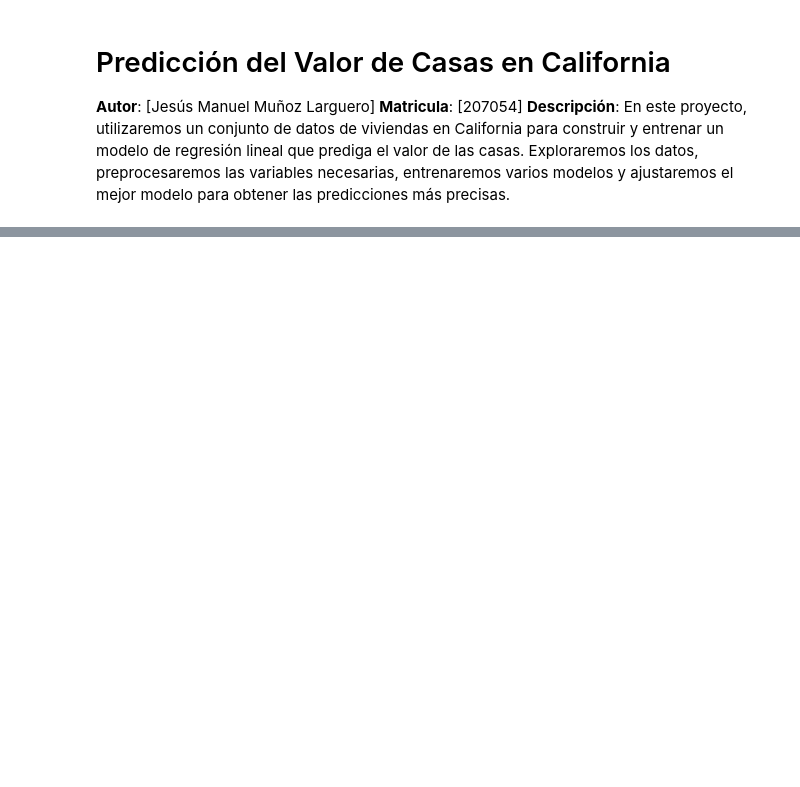
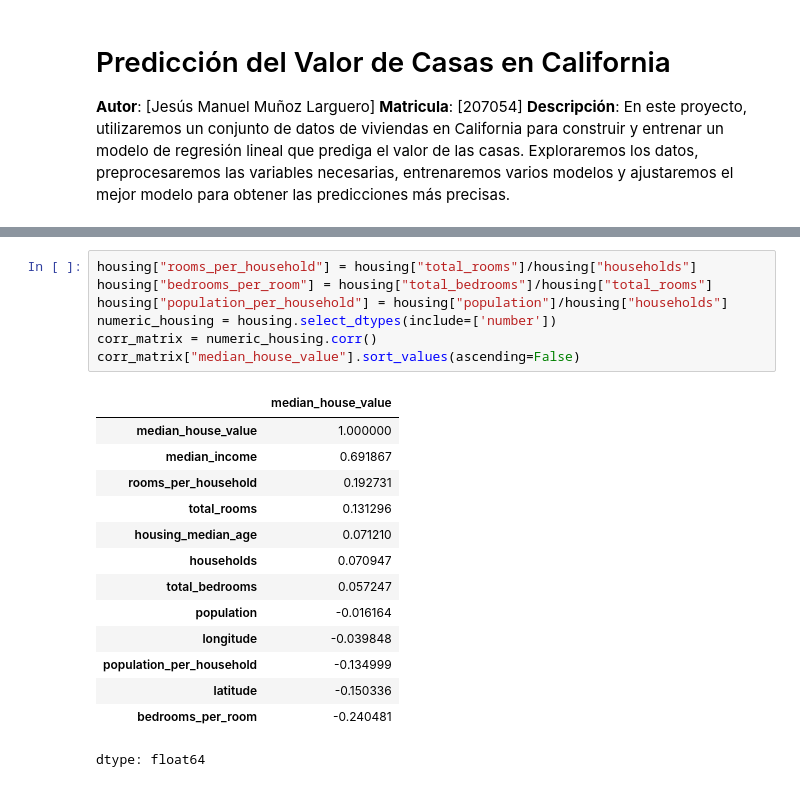
Before and after one commit to Trance-PAW/E2E_Housing, a Jupyter notebook: E2EProyFIN.ipynb, the cells around one changed output, grey strips where cells are left out. Cells and saved outputs as stored; diff of their text form; blank space fills up the shorter version.

```diff
--- a/E2EProyFIN.ipynb
+++ b/E2EProyFIN.ipynb
@@ -216,0 +192,22 @@ full_pipeline = ColumnTransformer([
+# %%
+housing["rooms_per_household"] = housing["total_rooms"]/housing["households"]
+housing["bedrooms_per_room"] = housing["total_bedrooms"]/housing["total_rooms"]
+housing["population_per_household"] = housing["population"]/housing["households"]
+numeric_housing = housing.select_dtypes(include=['number'])
+corr_matrix = numeric_housing.corr()
+corr_matrix["median_house_value"].sort_values(ascending=False)
+# %% [output]
+|  | median_house_value |
+| median_house_value | 1.000000 |
+| median_income | 0.691867 |
+| rooms_per_household | 0.192731 |
+| total_rooms | 0.131296 |
+| housing_median_age | 0.071210 |
+| households | 0.070947 |
+| total_bedrooms | 0.057247 |
+| population | -0.016164 |
+| longitude | -0.039848 |
+| population_per_household | -0.134999 |
+| latitude | -0.150336 |
+| bedrooms_per_room | -0.240481 |
+dtype: float64
```
Also changed, not shown: parts of 53 cells of this notebook.
